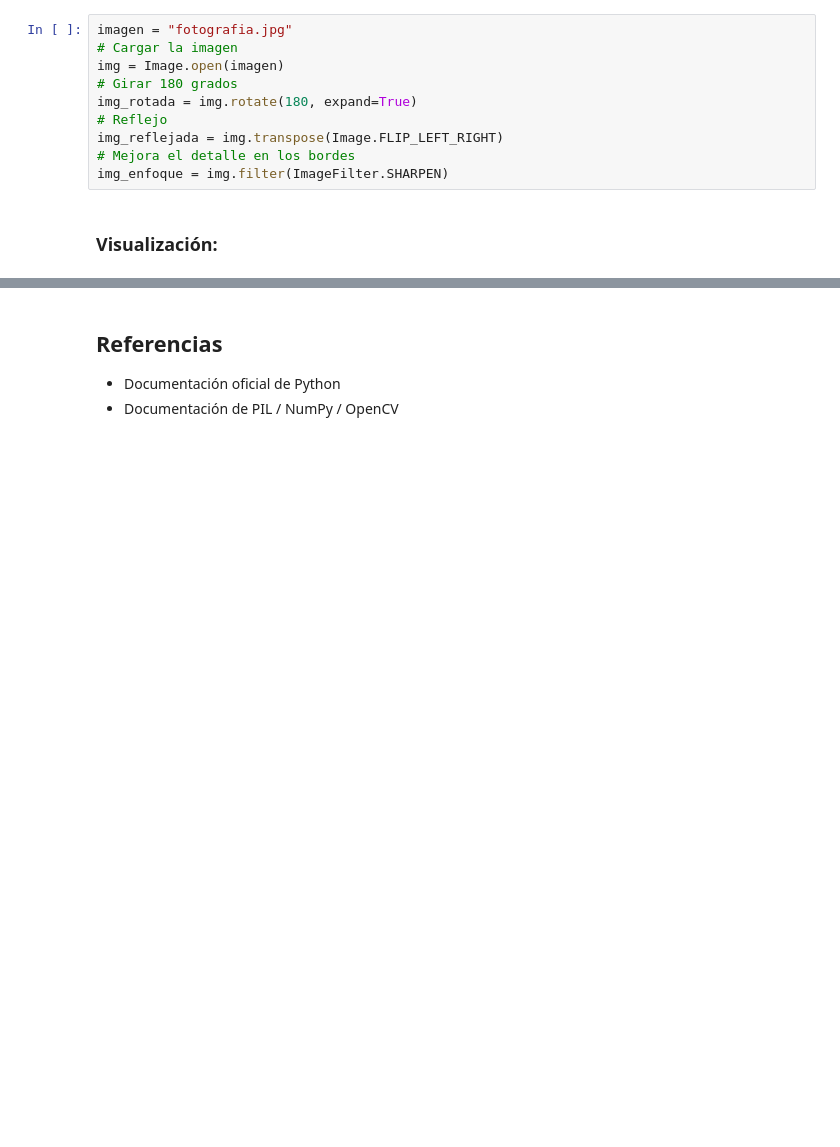
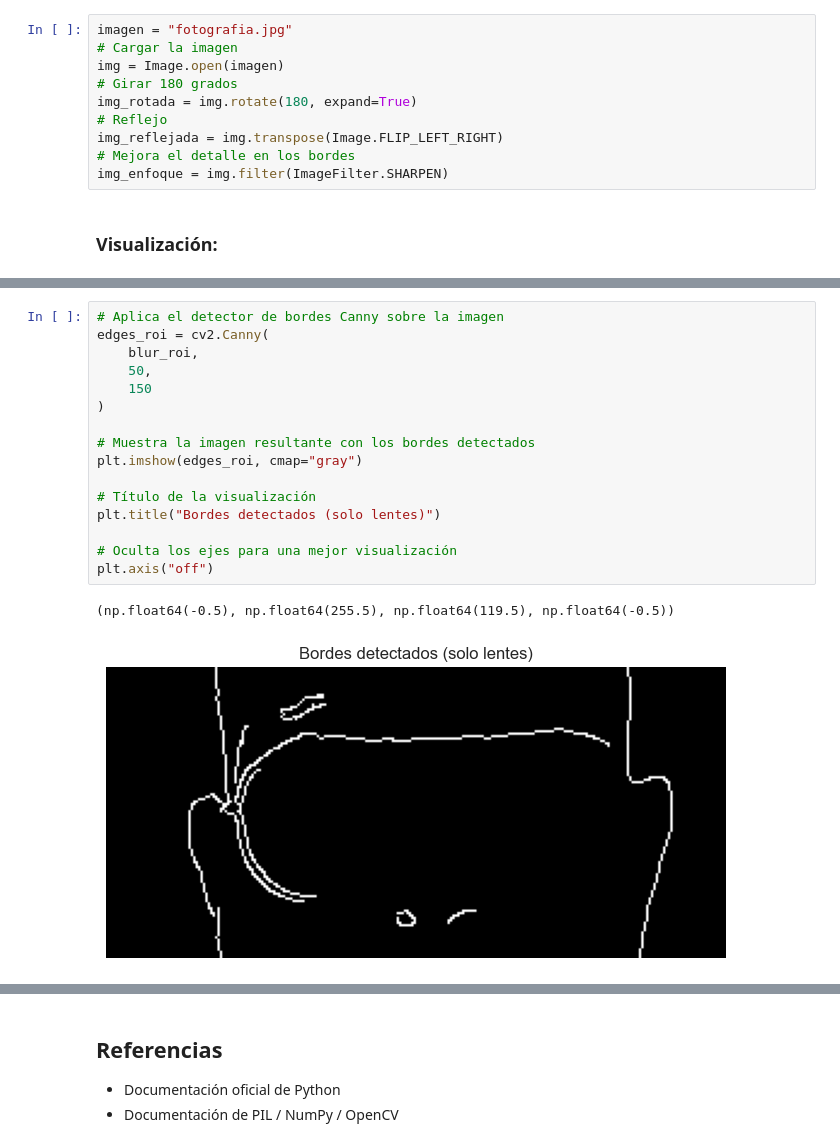
Before and after one commit to chalisin/Procesamiento-de-Imagen-y-Senales-MIA-B-Grupo-7, a Jupyter notebook: tarea-semana-1.ipynb, the cells around one changed output, grey strips where cells are left out. Saved outputs shown, nothing was run; the diff lists cells and outputs as text; blank space fills up the shorter version.

```diff
--- a/tarea-semana-1.ipynb
+++ b/tarea-semana-1.ipynb
@@ -280,0 +401,19 @@ plt.show()
+# %%
+# Aplica el detector de bordes Canny sobre la imagen
+edges_roi = cv2.Canny(
+    blur_roi,
+    50,
+    150
+)
+
+# Muestra la imagen resultante con los bordes detectados
+plt.imshow(edges_roi, cmap="gray")
+
+# Título de la visualización
+plt.title("Bordes detectados (solo lentes)")
+
+# Oculta los ejes para una mejor visualización
+plt.axis("off")
+# %% [output]
+(np.float64(-0.5), np.float64(255.5), np.float64(119.5), np.float64(-0.5))
+[figure, added]
```
Also changed, not shown: parts of 11 cells of this notebook.
